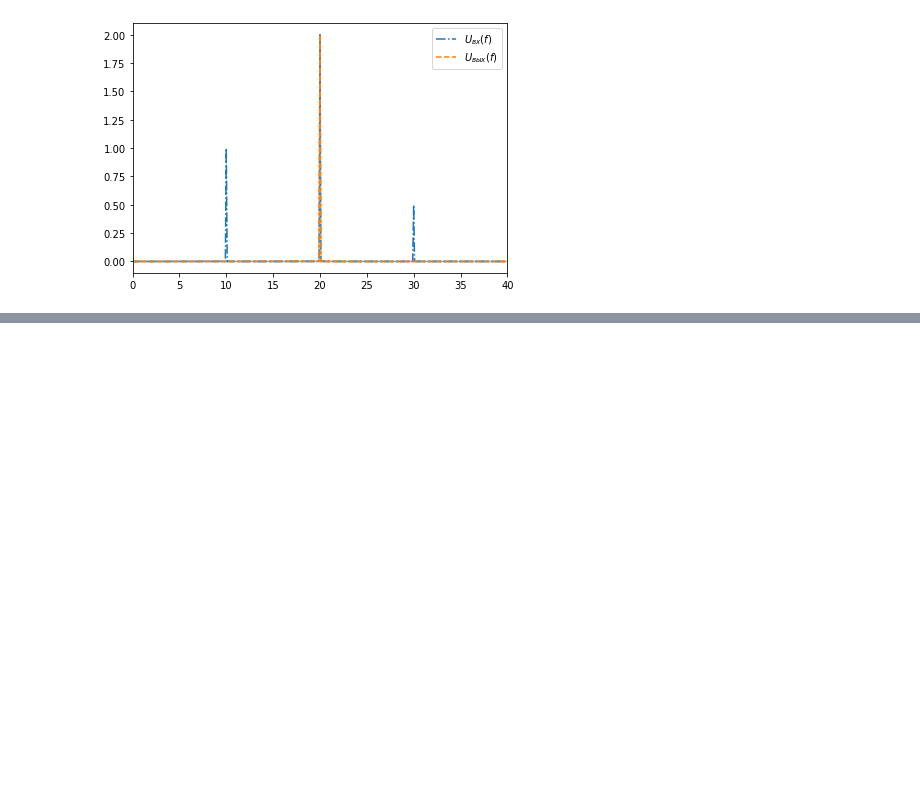
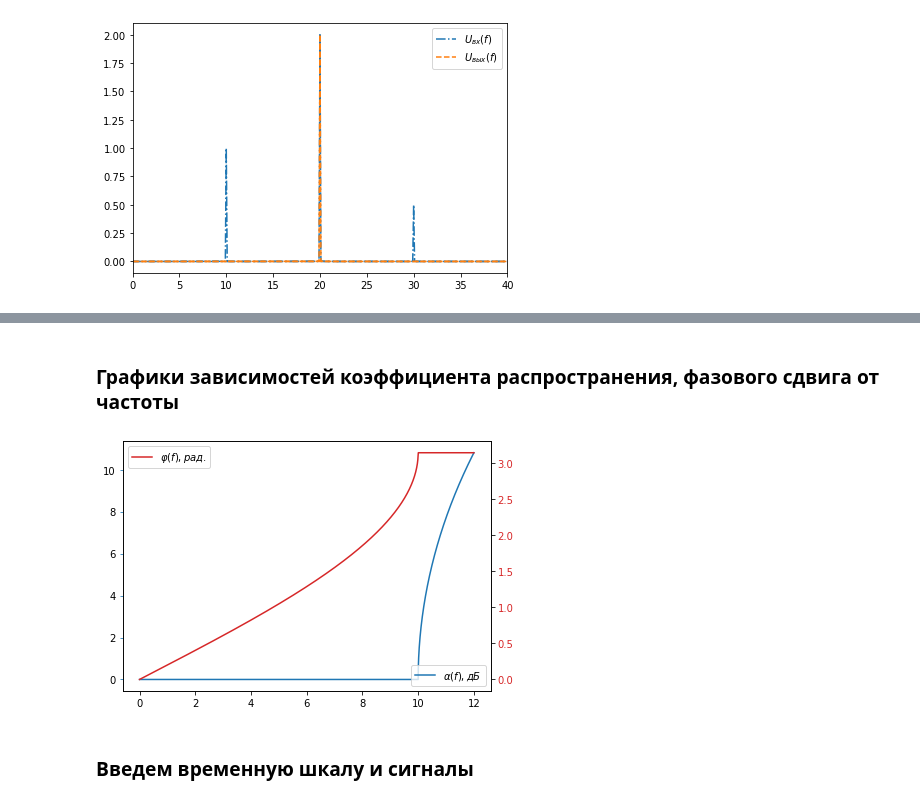
Before and after one commit to DaniilSysoev/opisis_sem_5, a Jupyter notebook: Описис_сем_5.ipynb, the cells around one changed output, grey strips where cells are left out. Cells and saved outputs as stored; diff of their text form; code cells hidden in the pictures; blank space fills up the shorter version.

```diff
--- a/Описис_сем_5.ipynb
+++ b/Описис_сем_5.ipynb
@@ -404,0 +536,8 @@ plt.show()
+# %%
+f = float(input('Опорная частота сигнала '))
+T = float(input('Временной интервал '))
+n = int(input('Число временных отсчетов '))
+
+fl = float(input('Нижняя граничная частота фильтра (fl > 0) '))
+fh = float(input('Верхняя граничная частота фильтра '))
+L = float(input('Индуктивность фильтра '))
@@ -404,0 +553,20 @@ plt.show()
+# %%
+C1 = 2.0 / L / (f2w(fh) ** 2 - f2w(fl) ** 2)
+C2 = 1.0 / (f2w(fl) ** 2 * L)
+freq = np.linspace(0, fh * 1.2, n)
+Gama = Gam(freq, L, C1, C2)
+
+print('Параметры фильтра:')
+print('C1 = ', C1)
+print('C2 = ', C2)
+print('L = ', L)
+print()
+print('Затухание сигнала:')
+print('A(', 1 * f, ') = ', Gam(f, L, C1, C2).real * 8.686, 'дБ')
+print('A(', 2 * f, ') = ', Gam(2 * f, L, C1, C2).real * 8.686, 'дБ')
+print('A(', 3 * f, ') = ', Gam(3 * f, L, C1, C2).real * 8.686, 'дБ')
+print()
+print('Амплитуды гармонических составляющих после прохождения через фильтр:')
+print('U(', 1 * f, ') = ', 1.0 * 10 ** (-0.05 * Gam(f, L, C1, C2).real * 8.686), 'В')
+print('U(', 2 * f, ') = ', 2.0 * 10 ** (-0.05 * Gam(2 * f, L, C1, C2).real * 8.686), 'В')
+print('U(', 3 * f, ') = ', 0.5 * 10 ** (-0.05 * Gam(3 * f, L, C1, C2).real * 8.686), 'В')
@@ -404,0 +588,16 @@ plt.show()
+# %% [markdown]
+<h3>Графики зависимостей коэффициента распространения, фазового сдвига от частоты</h3>
+# %%
+plt.plot(freq, Gama.real * 8.686, color='tab:blue', label=r'$\alpha(f), дБ$')
+plt.tick_params(axis='y', color='tab:blue')
+plt.legend(loc='lower right')
+plt.twinx()
+plt.plot(freq, Gama.imag, color='tab:red', label=r'$\varphi(f), рад.$')
+plt.tick_params(axis='y', labelcolor='tab:red')
+plt.legend(loc='upper left')
+plt.tight_layout()
+plt.show()
+# %% [output]
+[figure, added]
+# %% [markdown]
+<h3>Введем временную шкалу и сигналы</h3>
```
Also changed, not shown: parts of 44 cells of this notebook.
